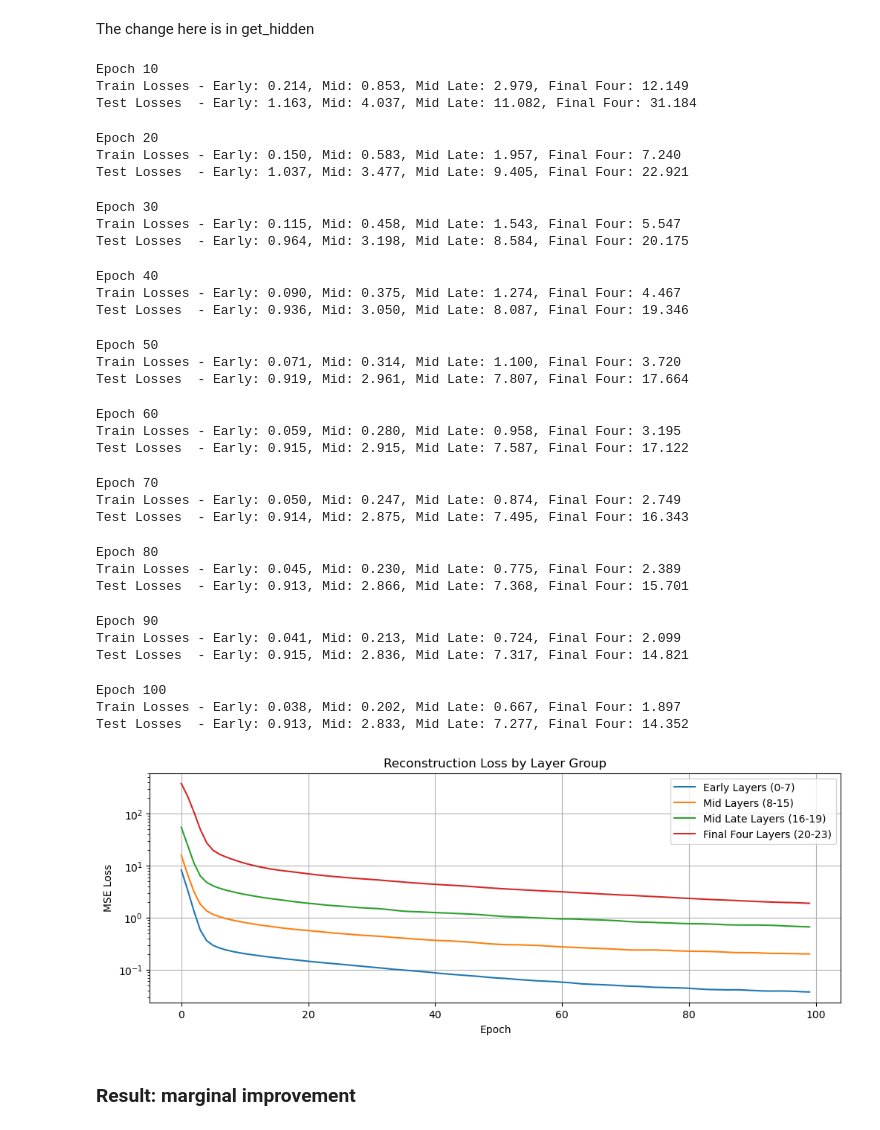
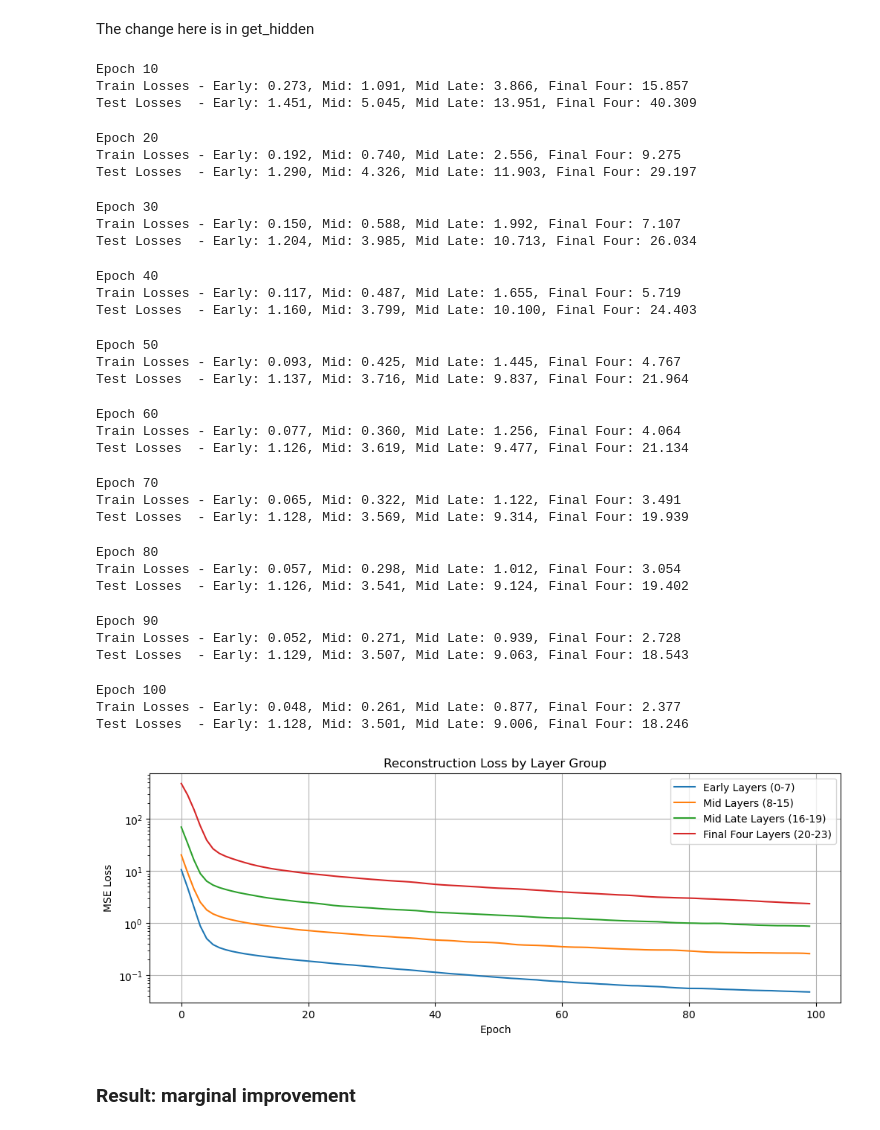
Before and after one commit to olwmc/csci2470_final, a Jupyter notebook: autoencoders_simple_alterations.ipynb, the cells around one changed output. Cells and saved outputs as stored; diff of their text form; code cells hidden in the pictures.

Commit message:
Finalized the hyperparameter experiments

```diff
--- a/autoencoders_simple_alterations.ipynb
+++ b/autoencoders_simple_alterations.ipynb
@@ -88,8 +92,7 @@ class Autoencoder(nn.Module):
 
     def forward(self, x):
         h = self.encode(x)
-        # Add residual connection for easier learning
-        return self.decode(h) + 0.1 * x  # Scaled residual to start mostly from identity
+        return self.decode(h)
 
 n_layers = 24
 # Create layer-specific autoencoders
@@ -287,8 +292,7 @@ class Autoencoder(nn.Module):
 
     def forward(self, x):
         h = self.encode(x)
-        # Add residual connection for easier learning
-        return self.decode(h) + 0.1 * x  # Scaled residual to start mostly from identity
+        return self.decode(h)
 
 n_layers = 24
 # Create layer-specific autoencoders
@@ -451,8 +455,7 @@ class Autoencoder(nn.Module):
 
     def forward(self, x):
         h = self.encode(x)
-        # Add residual connection for easier learning
-        return self.decode(h) + 0.1 * x  # Scaled residual to start mostly from identity
+        return self.decode(h)
 
 n_layers = 24
 # Create layer-specific autoencoders
@@ -617,8 +622,7 @@ class Autoencoder(nn.Module):
 
     def forward(self, x):
         h = self.encode(x)
-        # Add residual connection for easier learning
-        return self.decode(h) + 0.1 * x  # Scaled residual to start mostly from identity
+        return self.decode(h)
 
 n_layers = 24
 # Create layer-specific autoencoders
@@ -739,7 +743,7 @@ Test Losses  - Early: 0.913, Mid: 2.833, Mid Late: 7.277, Final Four: 15.251
 # %% [markdown]
 The change here is in get_hidden
 # %%
-# We probably need to scale the hidden dimension based on how deep you are
+# Scale the final four hidden features more aggressively
 def get_hidden(i):
     if i <= 8:
         return 1
@@ -790,8 +794,7 @@ class Autoencoder(nn.Module):
 
     def forward(self, x):
         h = self.encode(x)
-        # Add residual connection for easier learning
-        return self.decode(h) + 0.1 * x  # Scaled residual to start mostly from identity
+        return self.decode(h)
 
 n_layers = 24
 # Create layer-specific autoencoders
@@ -859,54 +862,54 @@ for epoch in tqdm(range(100)):
                   f"Final Four: {final_four_layers_history[-1]:.3f}")
             print(f"Test Losses  - Early: {np.mean(test_losses[:8]):.3f}, "
                   f"Mid: {np.mean(test_losses[8:16]):.3f}, "
                   f"Mid Late: {np.mean(test_losses[16:20]):.3f}, "
                   f"Final Four: {np.mean(test_losses[20:]):.3f}")
 
 # Plot training curves
 plt.figure(figsize=(12, 4))
 plt.plot(early_layers_history, label='Early Layers (0-7)')
 plt.plot(mid_layers_history, label='Mid Layers (8-15)')
 plt.plot(mid_late_layers_history, label='Mid Late Layers (16-19)')
 plt.plot(final_four_layers_history, label='Final Four Layers (20-23)')
 plt.title('Reconstruction Loss by Layer Group')
 plt.xlabel('Epoch')
 plt.ylabel('MSE Loss')
 plt.legend()
 plt.yscale('log')
 plt.grid(True)
 plt.show()
 # %% [output]
 Epoch 10
-Train Losses - Early: 0.214, Mid: 0.853, Mid Late: 2.979, Final Four: 12.149
-Test Losses  - Early: 1.163, Mid: 4.037, Mid Late: 11.082, Final Four: 31.184
+Train Losses - Early: 0.273, Mid: 1.091, Mid Late: 3.866, Final Four: 15.857
+Test Losses  - Early: 1.451, Mid: 5.045, Mid Late: 13.951, Final Four: 40.309
 Epoch 20
-Train Losses - Early: 0.150, Mid: 0.583, Mid Late: 1.957, Final Four: 7.240
-Test Losses  - Early: 1.037, Mid: 3.477, Mid Late: 9.405, Final Four: 22.921
+Train Losses - Early: 0.192, Mid: 0.740, Mid Late: 2.556, Final Four: 9.275
+Test Losses  - Early: 1.290, Mid: 4.326, Mid Late: 11.903, Final Four: 29.197
 Epoch 30
-Train Losses - Early: 0.115, Mid: 0.458, Mid Late: 1.543, Final Four: 5.547
-Test Losses  - Early: 0.964, Mid: 3.198, Mid Late: 8.584, Final Four: 20.175
+Train Losses - Early: 0.150, Mid: 0.588, Mid Late: 1.992, Final Four: 7.107
+Test Losses  - Early: 1.204, Mid: 3.985, Mid Late: 10.713, Final Four: 26.034
 Epoch 40
-Train Losses - Early: 0.090, Mid: 0.375, Mid Late: 1.274, Final Four: 4.467
-Test Losses  - Early: 0.936, Mid: 3.050, Mid Late: 8.087, Final Four: 19.346
+Train Losses - Early: 0.117, Mid: 0.487, Mid Late: 1.655, Final Four: 5.719
+Test Losses  - Early: 1.160, Mid: 3.799, Mid Late: 10.100, Final Four: 24.403
 Epoch 50
-Train Losses - Early: 0.071, Mid: 0.314, Mid Late: 1.100, Final Four: 3.720
-Test Losses  - Early: 0.919, Mid: 2.961, Mid Late: 7.807, Final Four: 17.664
+Train Losses - Early: 0.093, Mid: 0.425, Mid Late: 1.445, Final Four: 4.767
+Test Losses  - Early: 1.137, Mid: 3.716, Mid Late: 9.837, Final Four: 21.964
 Epoch 60
-Train Losses - Early: 0.059, Mid: 0.280, Mid Late: 0.958, Final Four: 3.195
-Test Losses  - Early: 0.915, Mid: 2.915, Mid Late: 7.587, Final Four: 17.122
+Train Losses - Early: 0.077, Mid: 0.360, Mid Late: 1.256, Final Four: 4.064
+Test Losses  - Early: 1.126, Mid: 3.619, Mid Late: 9.477, Final Four: 21.134
 Epoch 70
-Train Losses - Early: 0.050, Mid: 0.247, Mid Late: 0.874, Final Four: 2.749
-Test Losses  - Early: 0.914, Mid: 2.875, Mid Late: 7.495, Final Four: 16.343
+Train Losses - Early: 0.065, Mid: 0.322, Mid Late: 1.122, Final Four: 3.491
+Test Losses  - Early: 1.128, Mid: 3.569, Mid Late: 9.314, Final Four: 19.939
 Epoch 80
-Train Losses - Early: 0.045, Mid: 0.230, Mid Late: 0.775, Final Four: 2.389
-Test Losses  - Early: 0.913, Mid: 2.866, Mid Late: 7.368, Final Four: 15.701
+Train Losses - Early: 0.057, Mid: 0.298, Mid Late: 1.012, Final Four: 3.054
+Test Losses  - Early: 1.126, Mid: 3.541, Mid Late: 9.124, Final Four: 19.402
 Epoch 90
-Train Losses - Early: 0.041, Mid: 0.213, Mid Late: 0.724, Final Four: 2.099
-Test Losses  - Early: 0.915, Mid: 2.836, Mid Late: 7.317, Final Four: 14.821
+Train Losses - Early: 0.052, Mid: 0.271, Mid Late: 0.939, Final Four: 2.728
+Test Losses  - Early: 1.129, Mid: 3.507, Mid Late: 9.063, Final Four: 18.543
 Epoch 100
-Train Losses - Early: 0.038, Mid: 0.202, Mid Late: 0.667, Final Four: 1.897
-Test Losses  - Early: 0.913, Mid: 2.833, Mid Late: 7.277, Final Four: 14.352
+Train Losses - Early: 0.048, Mid: 0.261, Mid Late: 0.877, Final Four: 2.377
+Test Losses  - Early: 1.128, Mid: 3.501, Mid Late: 9.006, Final Four: 18.246
-[figure, old version]
+[figure, new version]
 # %% [markdown]
 ### Result: marginal improvement
 # %% [markdown]
```
Also changed, not shown: parts of 56 cells of this notebook.
